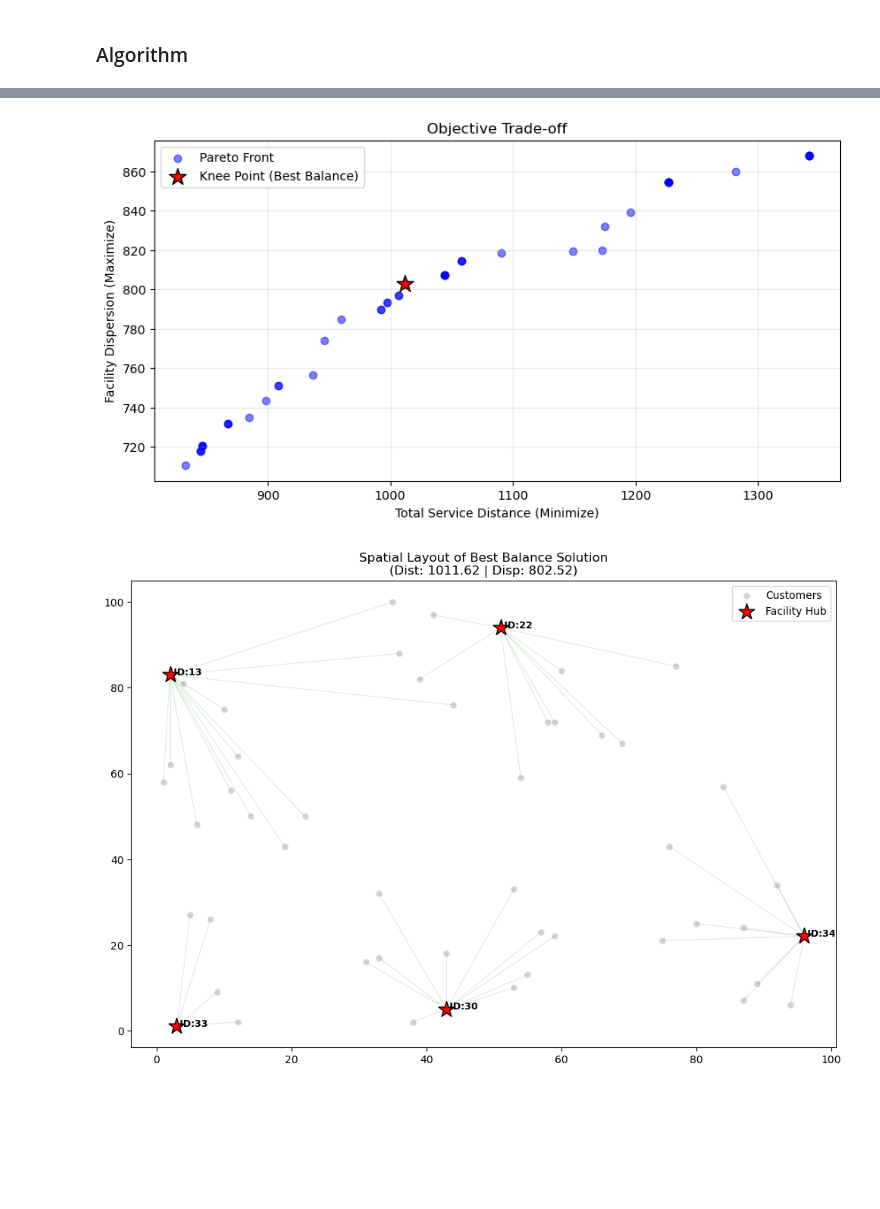
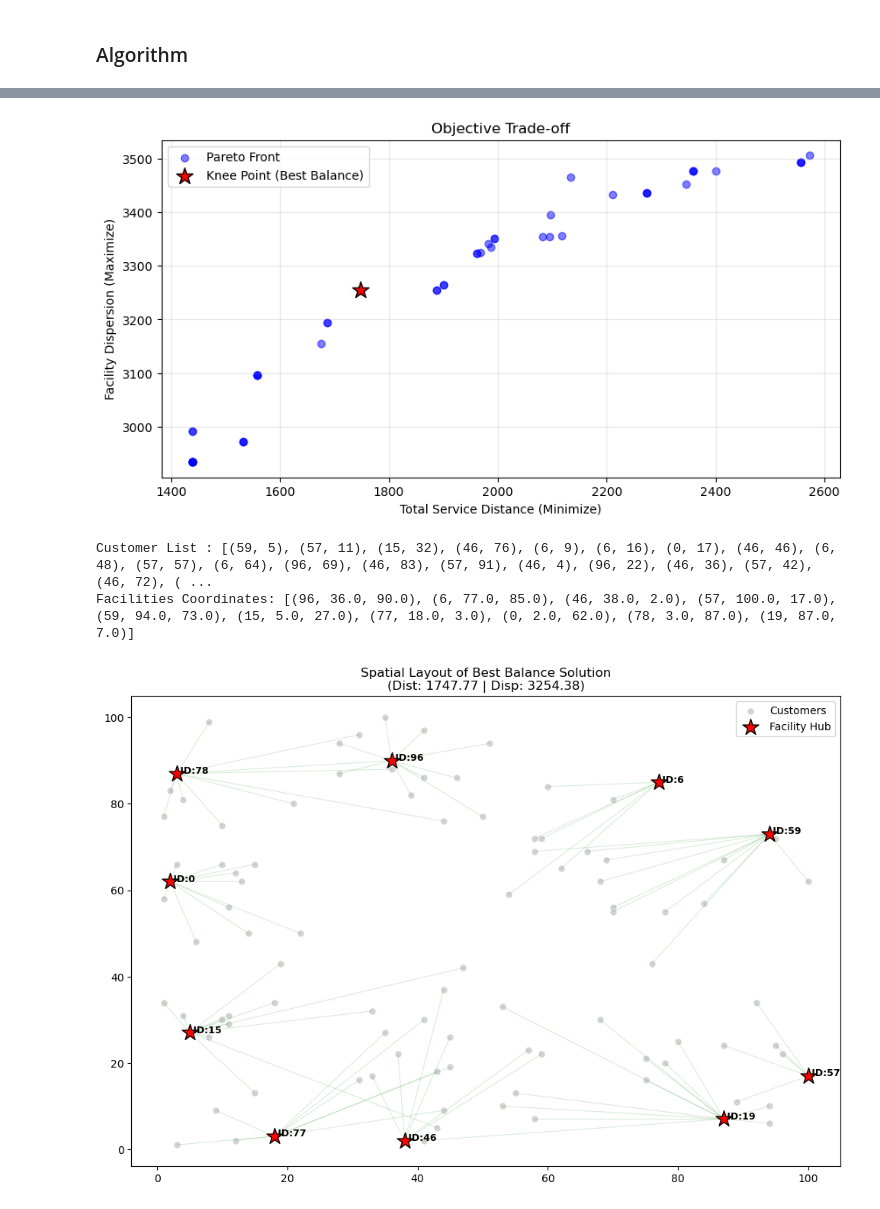
Before and after one commit to benbekir/optimization-algorithms, a Jupyter notebook: multiple-objectives-constraints/nsga-spea.ipynb, the cells around one changed output, grey strips where cells are left out. Cells and saved outputs as stored; diff of their text form; code cells hidden in the pictures; blank space fills up the shorter version.

```diff
--- a/multiple-objectives-constraints/nsga-spea.ipynb
+++ b/multiple-objectives-constraints/nsga-spea.ipynb
@@ -666,7 +666,7 @@ def build_distance_matrix(customers):
             matrix[j][i] = d
     return matrix
 
-raw_data = parse_p_median("p_median_capacitated.txt", 1, 713)
+raw_data = parse_p_median("p_median_capacitated_hackathon_instance_b.txt", 10, 720)
 
 if raw_data:
     customer_data = raw_data['customers']
@@ -684,7 +684,7 @@ else:
 #CONFIGURATION
 POP_SIZE = 50
 ARCHIVE_SIZE = 50
-MAX_GENS = 50
+MAX_GENS = 75
 
 print("Generating initial valid population...")
 population = population_initialization(
@@ -796,33 +796,41 @@ def plot_final_analysis(archive, customer_data, dist_matrix, max_capacity):
                 assignments.append((c_id, f_id))
                 break
 
     plt.figure(figsize=(12, 8))
+    assigned_customer_list=[]
+    facility_coordinates=[]
 
     # Plot Customers
     cust_x = [c['x_coordinate'] for c in customer_data]
     cust_y = [c['y_coordinate'] for c in customer_data]
     plt.scatter(cust_x, cust_y, c='lightgray', s=25, label='Customers', zorder=1)
 
     for c_id, f_id in assignments:
         c_node = next(c for c in customer_data if c['id'] == c_id)
         f_node = next(c for c in customer_data if c['id'] == f_id)
+        assigned_customer_list.append((f_id,c_id))
         plt.plot([c_node['x_coordinate'], f_node['x_coordinate']],
                  [c_node['y_coordinate'], f_node['y_coordinate']],
                  'g-', alpha=0.15, linewidth=0.8, zorder=2)
-
+    print("Customer List :",assigned_customer_list)
     # Plot Selected Facilities
     for f_id in chosen_facilities:
         f_node = next(c for c in customer_data if c['id'] == f_id)
         plt.scatter(f_node['x_coordinate'], f_node['y_coordinate'],
                     c='red', marker='*', s=250, edgecolors='black', label='Facility Hub' if f_id == chosen_facilities[0] else "", zorder=3)
         plt.text(f_node['x_coordinate'], f_node['y_coordinate'], f" ID:{f_id}", fontsize=9, fontweight='bold')
+        facility_coordinates.append((f_id,f_node['x_coordinate'],f_node['y_coordinate']))
+    print("Facilities Coordinates:",facility_coordinates)
+
 
     plt.title(f"Spatial Layout of Best Balance Solution\n(Dist: {best_ind['distance_score']:.2f} | Disp: {best_ind['dispersion_score']:.2f})")
     plt.legend()
     plt.show()
 
 # Execute
 plot_final_analysis(archive, customer_data, dist_matrix, max_capacity)
 # %% [output]
-[figure, old version]
+[figure, new version]
+Customer List : [(59, 5), (57, 11), (15, 32), (46, 76), (6, 9), (6, 16), (0, 17), (46, 46), (6, 48), (57, 57), (6, 64), (96, 69), (46, 83), (57, 91), (46, 4), (96, 22), (46, 36), (57, 42), (46, 72), ( ...
+Facilities Coordinates: [(96, 36.0, 90.0), (6, 77.0, 85.0), (46, 38.0, 2.0), (57, 100.0, 17.0), (59, 94.0, 73.0), (15, 5.0, 27.0), (77, 18.0, 3.0), (0, 2.0, 62.0), (78, 3.0, 87.0), (19, 87.0, 7.0)]
-[figure, old version]
+[figure, new version]
```
Also changed, not shown: parts of 9 cells of this notebook.
